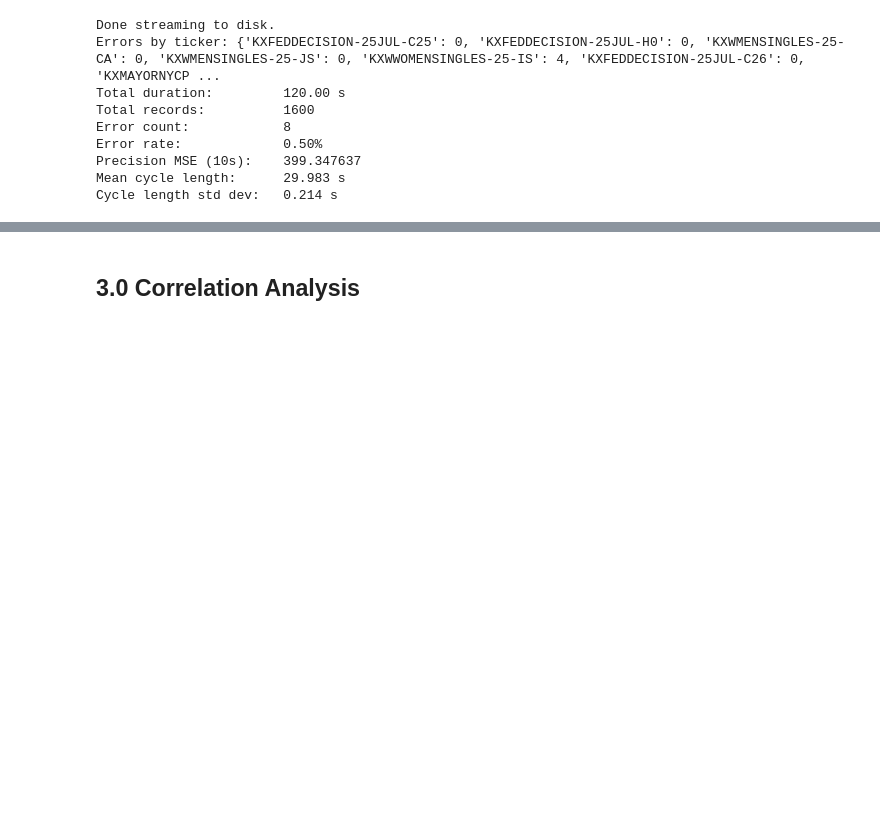
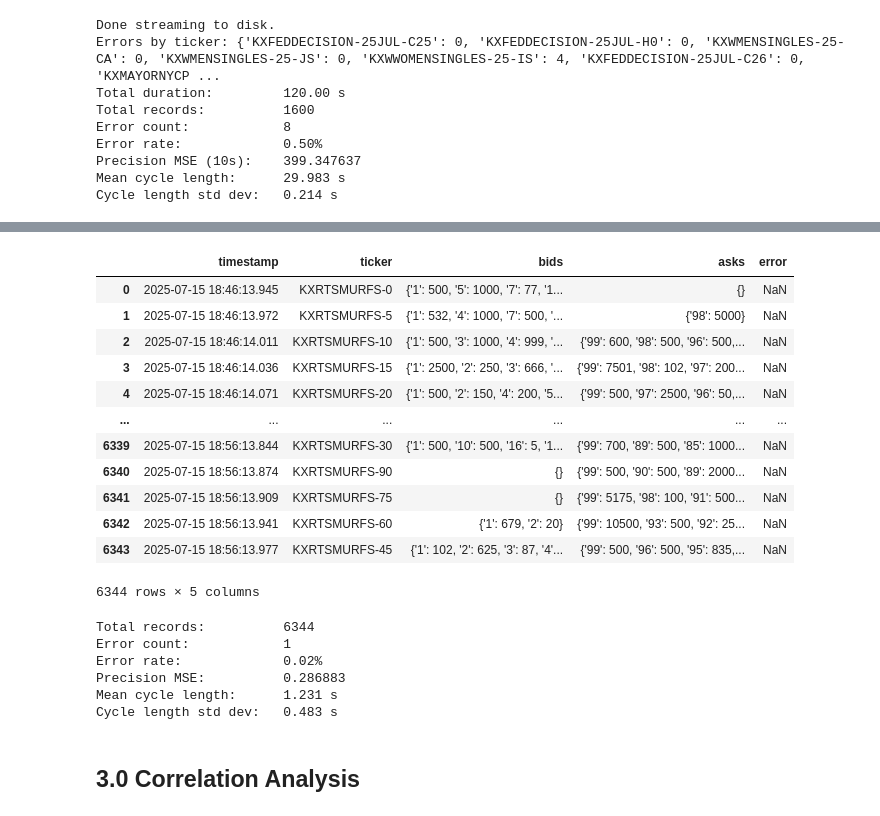
Before and after one commit to NiccoloComati/mykalshi, a Jupyter notebook: main.ipynb, the cells around one changed output, grey strips where cells are left out. Drawn from its saved outputs; the diff is of its cells as text; code cells hidden in the pictures; blank space fills up the shorter version.

```diff
--- a/main.ipynb
+++ b/main.ipynb
@@ -1073,3 +1105,57 @@ print(f"Cycle length std dev:   {std_cycle:.3f} s")
+# %%
+import pandas as pd
+
+df = pd.read_json(r"C:\Users\nicco\lob_stream.jsonl", lines=True)
+df
+# %% [output]
+|  | timestamp | ticker | bids | asks | error |
+| 0 | 2025-07-15 18:46:13.945 | KXRTSMURFS-0 | {'1': 500, '5': 1000, '7': 77, '1... | {} | NaN |
+| 1 | 2025-07-15 18:46:13.972 | KXRTSMURFS-5 | {'1': 532, '4': 1000, '7': 500, '... | {'98': 5000} | NaN |
+| 2 | 2025-07-15 18:46:14.011 | KXRTSMURFS-10 | {'1': 500, '3': 1000, '4': 999, '... | {'99': 600, '98': 500, '96': 500,... | NaN |
+| 3 | 2025-07-15 18:46:14.036 | KXRTSMURFS-15 | {'1': 2500, '2': 250, '3': 666, '... | {'99': 7501, '98': 102, '97': 200... | NaN |
+| 4 | 2025-07-15 18:46:14.071 | KXRTSMURFS-20 | {'1': 500, '2': 150, '4': 200, '5... | {'99': 500, '97': 2500, '96': 50,... | NaN |
+| ... | ... | ... | ... | ... | ... |
+| 6339 | 2025-07-15 18:56:13.844 | KXRTSMURFS-30 | {'1': 500, '10': 500, '16': 5, '1... | {'99': 700, '89': 500, '85': 1000... | NaN |
+| 6340 | 2025-07-15 18:56:13.874 | KXRTSMURFS-90 | {} | {'99': 500, '90': 500, '89': 2000... | NaN |
+| 6341 | 2025-07-15 18:56:13.909 | KXRTSMURFS-75 | {} | {'99': 5175, '98': 100, '91': 500... | NaN |
+| 6342 | 2025-07-15 18:56:13.941 | KXRTSMURFS-60 | {'1': 679, '2': 20} | {'99': 10500, '93': 500, '92': 25... | NaN |
+| 6343 | 2025-07-15 18:56:13.977 | KXRTSMURFS-45 | {'1': 102, '2': 625, '3': 87, '4'... | {'99': 500, '96': 500, '95': 835,... | NaN |
+6344 rows × 5 columns
+# %%
+# 5. Compute error metrics
+total_records = len(df)
+error_count = df['error'].notnull().sum()
+error_rate = error_count / total_records
+
+# 6. Compute per-ticker precision MSE and overall cycle stats
+mse_list = []
+all_deltas = []
+
+for tk, group in df.groupby('ticker'):
+    times = group.sort_values('timestamp')['timestamp']
+    deltas = times.diff().dt.total_seconds().dropna()
+    if not deltas.empty:
+        mse_list.append(((deltas - 1.0)**2).mean())
+        all_deltas.extend(deltas.values)
+
+precision_mse = float(np.mean(mse_list)) if mse_list else float('nan')
+mean_cycle = float(np.mean(all_deltas)) if all_deltas else float('nan')
+std_cycle = float(np.std(all_deltas)) if all_deltas else float('nan')
+
+# 7. Print summary
+print(f"Total records:          {total_records}")
+print(f"Error count:            {error_count}")
+print(f"Error rate:             {error_rate:.2%}")
+print(f"Precision MSE:          {precision_mse:.6f}")
+print(f"Mean cycle length:      {mean_cycle:.3f} s")
+print(f"Cycle length std dev:   {std_cycle:.3f} s")
+# %% [output]
+Total records:          6344
+Error count:            1
+Error rate:             0.02%
+Precision MSE:          0.286883
+Mean cycle length:      1.231 s
+Cycle length std dev:   0.483 s
 # %% [markdown]
 ## 3.0 Correlation Analysis
 # %%
```
Also changed, not shown: parts of 6 cells of this notebook, 1 other file.
